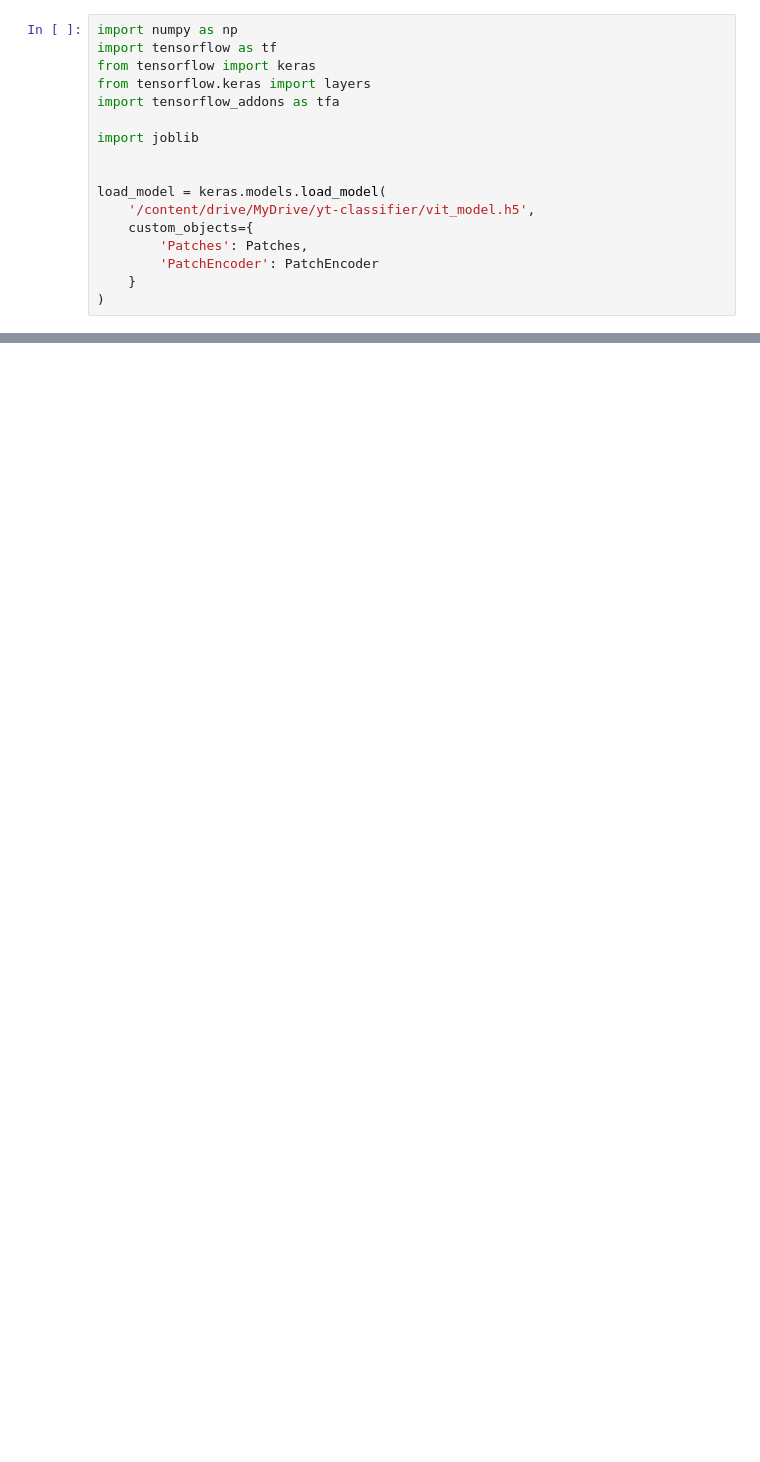
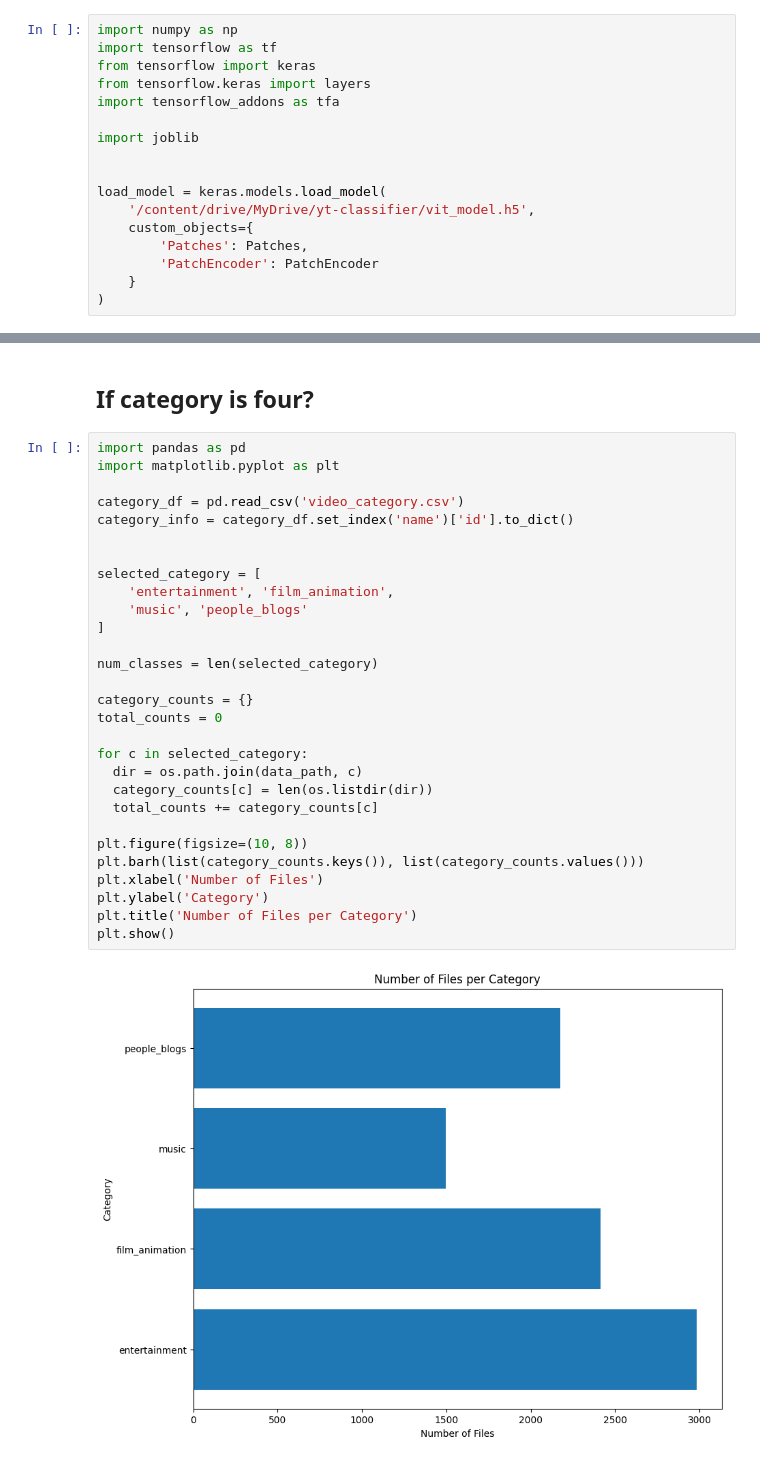
Before and after one commit to leanring-machine/yt-classifier, a Jupyter notebook: notebooks/vision_transformer.ipynb, the cells around one changed output, grey strips where cells are left out. Drawn from its saved outputs; the diff is of its cells as text; blank space fills up the shorter version.

```diff
--- a/notebooks/vision_transformer.ipynb
+++ b/notebooks/vision_transformer.ipynb
@@ -405,0 +443,33 @@ predict_image(load_model, image_path, selected_category)
+# %% [markdown]
+## If category is four?
+# %%
+import pandas as pd
+import matplotlib.pyplot as plt
+
+category_df = pd.read_csv('video_category.csv')
+category_info = category_df.set_index('name')['id'].to_dict()
+
+
+selected_category = [
+    'entertainment', 'film_animation',
+    'music', 'people_blogs'
+]
+
+num_classes = len(selected_category)
+
+category_counts = {}
+total_counts = 0
+
+for c in selected_category:
+  dir = os.path.join(data_path, c)
+  category_counts[c] = len(os.listdir(dir))
+  total_counts += category_counts[c]
+
+plt.figure(figsize=(10, 8))
+plt.barh(list(category_counts.keys()), list(category_counts.values()))
+plt.xlabel('Number of Files')
+plt.ylabel('Category')
+plt.title('Number of Files per Category')
+plt.show()
+# %% [output]
+[figure, added]
```
Also changed, not shown: parts of 29 cells of this notebook.
